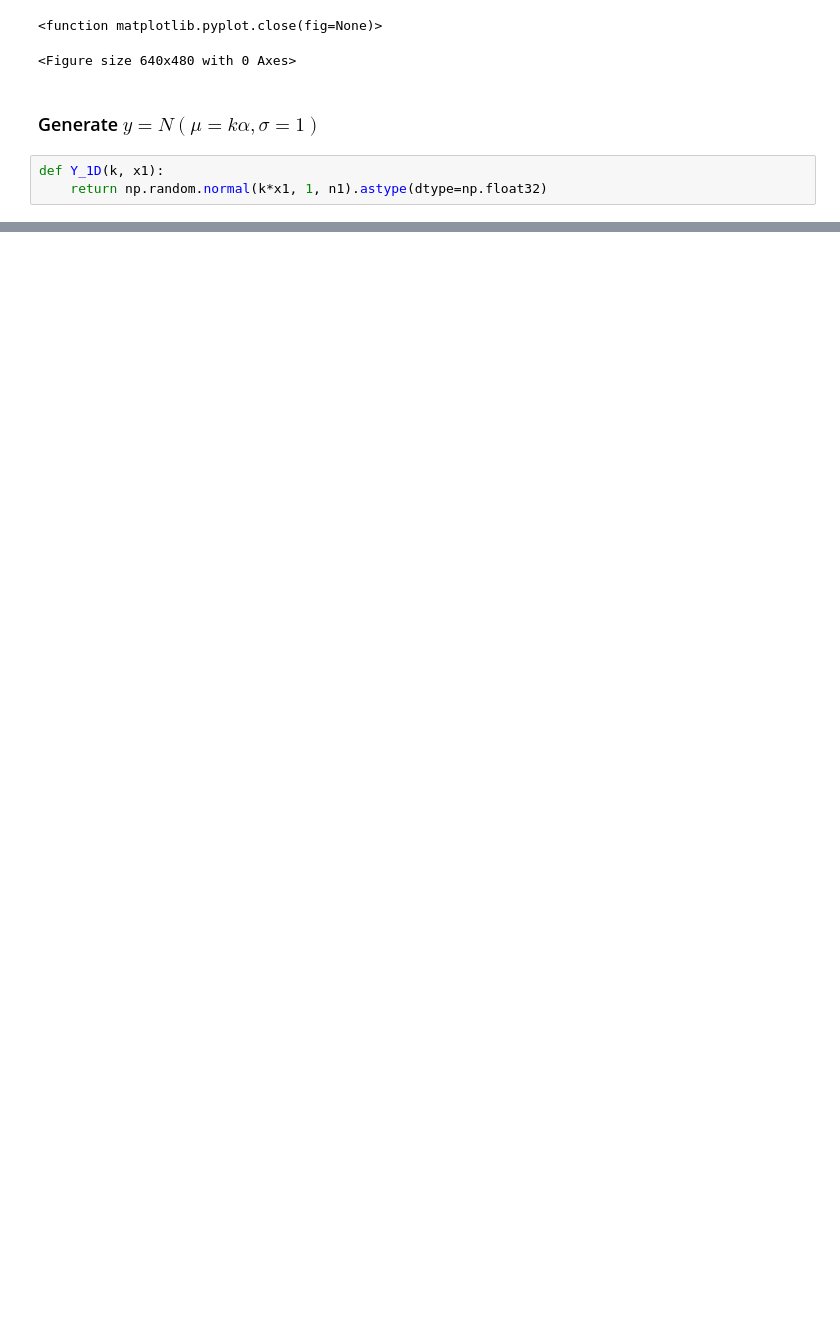
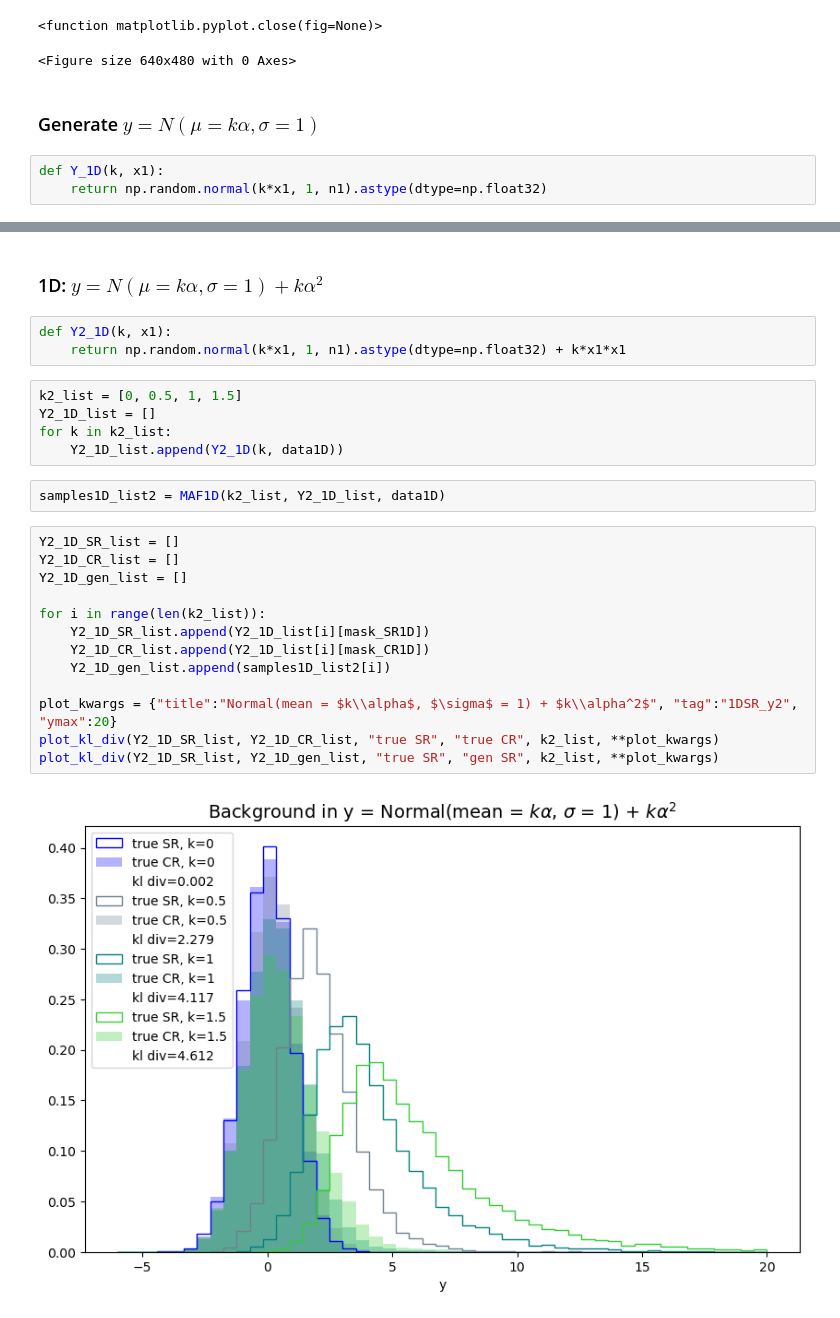
Before and after one commit to hep-lbdl/non-resonant-AD-extrapolation, a Jupyter notebook: Example.ipynb, the cells around one changed output, grey strips where cells are left out. Drawn from its saved outputs; the diff is of its cells as text; blank space fills up the shorter version.

```diff
--- a/Example.ipynb
+++ b/Example.ipynb
@@ -245,0 +256,27 @@ plot_kl_div(Y1D_SR_list, Y1D_gen_list, "true SR", "gen SR", k_list)
+# %% [markdown]
+### 1D: $y = N( \mu = k\alpha,\sigma = 1) + k\alpha^2$
+# %%
+def Y2_1D(k, x1):
+    return np.random.normal(k*x1, 1, n1).astype(dtype=np.float32) + k*x1*x1
+# %%
+k2_list = [0, 0.5, 1, 1.5]
+Y2_1D_list = []
+for k in k2_list:
+    Y2_1D_list.append(Y2_1D(k, data1D))
+# %%
+samples1D_list2 = MAF1D(k2_list, Y2_1D_list, data1D)
+# %%
+Y2_1D_SR_list = []
+Y2_1D_CR_list = []
+Y2_1D_gen_list = []
+
+for i in range(len(k2_list)):
+    Y2_1D_SR_list.append(Y2_1D_list[i][mask_SR1D])
+    Y2_1D_CR_list.append(Y2_1D_list[i][mask_CR1D])
+    Y2_1D_gen_list.append(samples1D_list2[i])
+
+plot_kwargs = {"title":"Normal(mean = $k\\alpha$, $\sigma$ = 1) + $k\\alpha^2$", "tag":"1DSR_y2", "ymax":20}
+plot_kl_div(Y2_1D_SR_list, Y2_1D_CR_list, "true SR", "true CR", k2_list, **plot_kwargs)
+plot_kl_div(Y2_1D_SR_list, Y2_1D_gen_list, "true SR", "gen SR", k2_list, **plot_kwargs)
+# %% [output]
+[figure, added]
```
Also changed, not shown: parts of 25 cells of this notebook, 16 other files.
